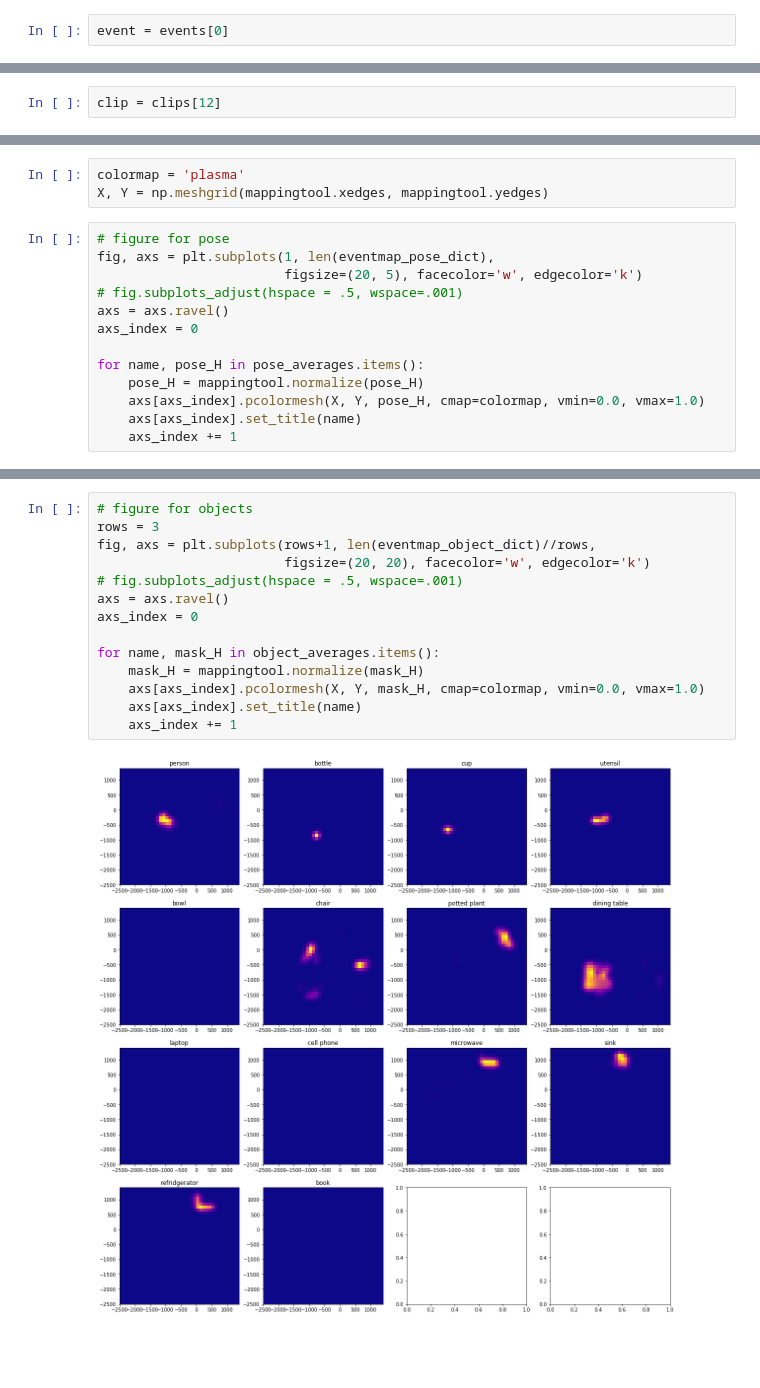
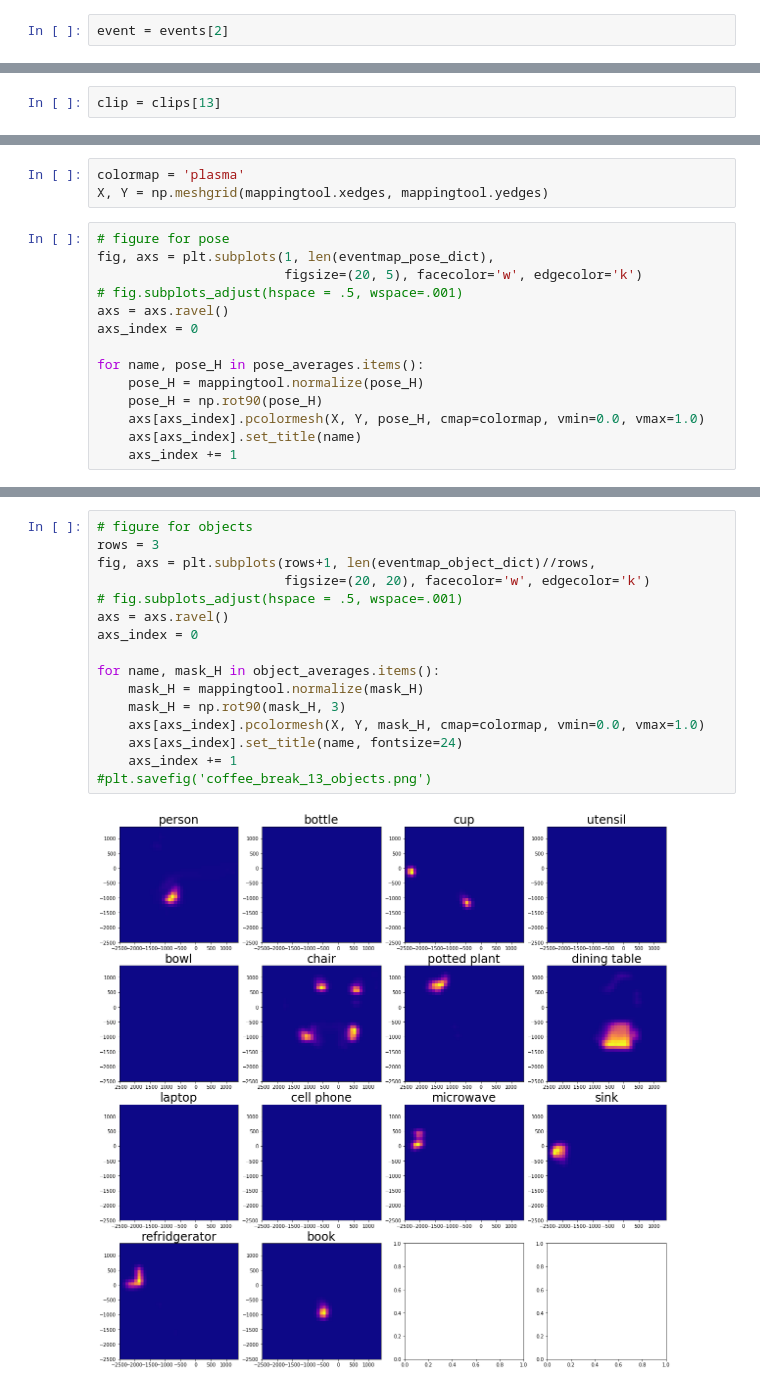
Before and after one commit to haruishi43/action_mapping, a Jupyter notebook: notebook/show_pose_object_map.ipynb, the cells around one changed output, grey strips where cells are left out. Drawn from its saved outputs; the diff is of its cells as text; blank space fills up the shorter version.

```diff
--- a/notebook/show_pose_object_map.ipynb
+++ b/notebook/show_pose_object_map.ipynb
@@ -35,7 +35,7 @@ events
 # %% [markdown]
 select an event
 # %%
-event = events[0]
+event = events[2]
 # %% [markdown]
 Initialize clip management
 # %%
@@ -52,7 +52,7 @@ Available clips
 # %% [markdown]
 for each clip, save an image of the pose and event maps
 # %%
-clip = clips[12]
+clip = clips[13]
 # %%
 all_files = mm.get_sorted_npz_files(clip)
 
@@ -97,6 +97,7 @@ axs_index = 0
 
 for name, pose_H in pose_averages.items():
     pose_H = mappingtool.normalize(pose_H)
+    pose_H = np.rot90(pose_H)
     axs[axs_index].pcolormesh(X, Y, pose_H, cmap=colormap, vmin=0.0, vmax=1.0)
     axs[axs_index].set_title(name)
     axs_index += 1
@@ -105,16 +106,18 @@ for name, pose_H in pose_averages.items():
 # %%
 # figure for objects
 rows = 3
 fig, axs = plt.subplots(rows+1, len(eventmap_object_dict)//rows,
                         figsize=(20, 20), facecolor='w', edgecolor='k')
 # fig.subplots_adjust(hspace = .5, wspace=.001)
 axs = axs.ravel()
 axs_index = 0
 
 for name, mask_H in object_averages.items():
     mask_H = mappingtool.normalize(mask_H)
+    mask_H = np.rot90(mask_H, 3)
     axs[axs_index].pcolormesh(X, Y, mask_H, cmap=colormap, vmin=0.0, vmax=1.0)
-    axs[axs_index].set_title(name)
+    axs[axs_index].set_title(name, fontsize=24)
     axs_index += 1
+#plt.savefig('coffee_break_13_objects.png')
 # %% [output]
-[figure, old version]
+[figure, new version]
```
Also changed, not shown: parts of 4 cells of this notebook, 2 other files.
